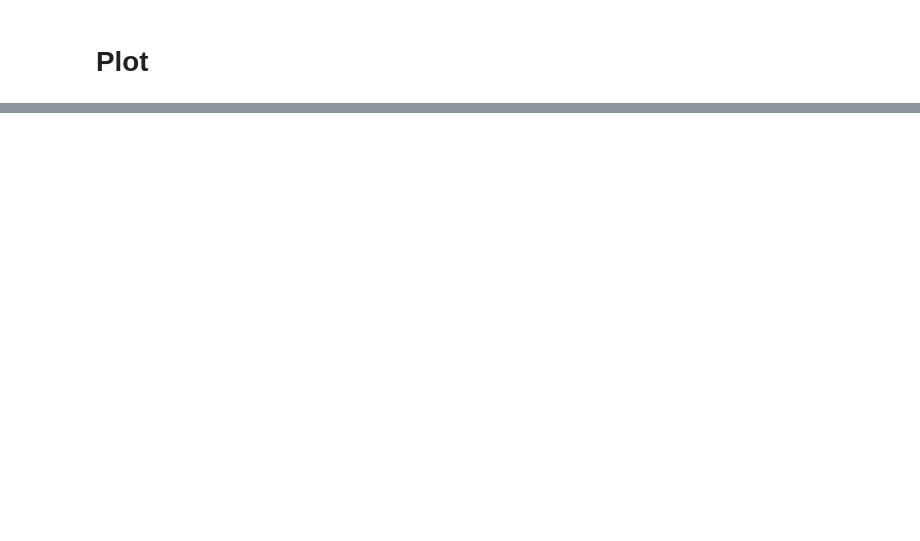
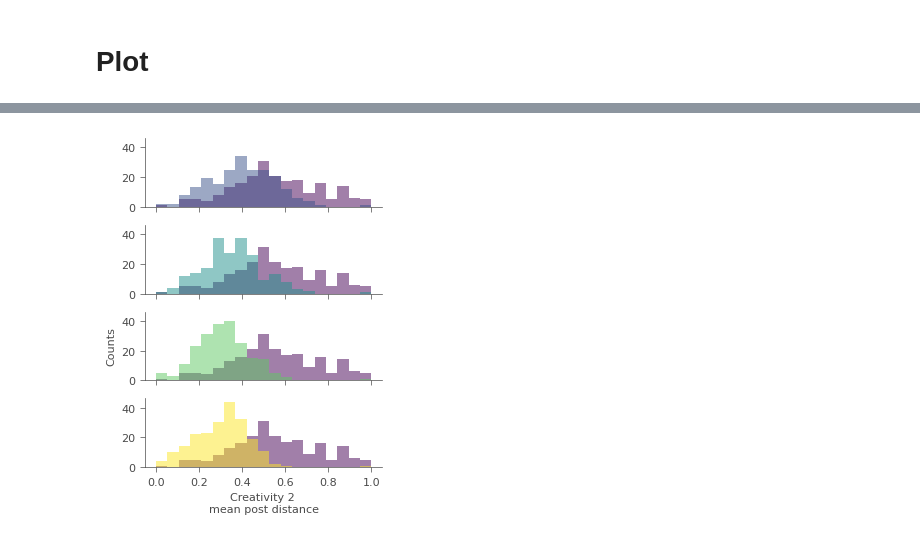
Before and after one commit to AnnieStephenson/dnd-dynamics, a Jupyter notebook: tutorials/game_log_analysis_tutorial.ipynb, the cells around one changed output, grey strips where cells are left out. Drawn from its saved outputs; the diff is of its cells as text; code cells hidden in the pictures; blank space fills up the shorter version.

```diff
--- a/tutorials/game_log_analysis_tutorial.ipynb
+++ b/tutorials/game_log_analysis_tutorial.ipynb
@@ -283,0 +426,11 @@ plot_histogram(dsi_scenes, bins=50, xlabel='dsi by campaign')
+# %%
+plot_comparison_histograms(
+    sbert_post_distances,  #post_len_campaigns,
+    bins=20,
+    xlabel='Creativity 2 \nmean post distance',
+    figsize=(3, 4))
+
+plt.tight_layout()
+plt.savefig('single_creativity1.pdf', transparent=True)
+# %% [output]
+[figure, added]
```
Also changed, not shown: parts of 16 cells of this notebook.
